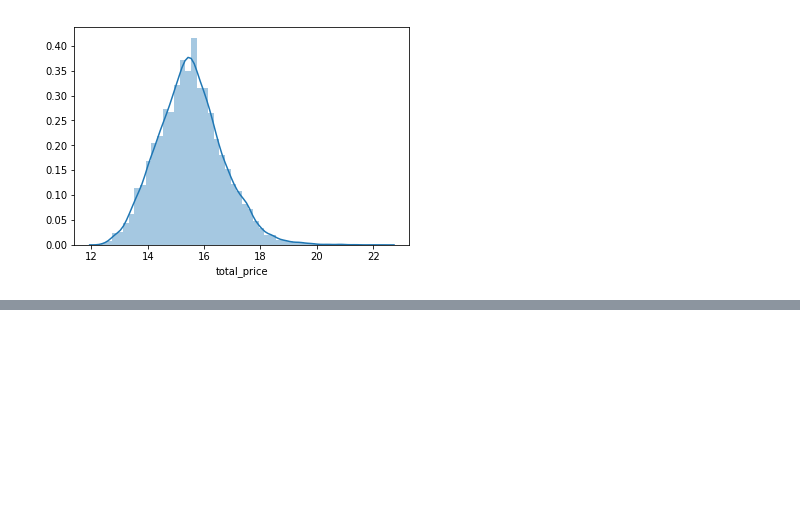
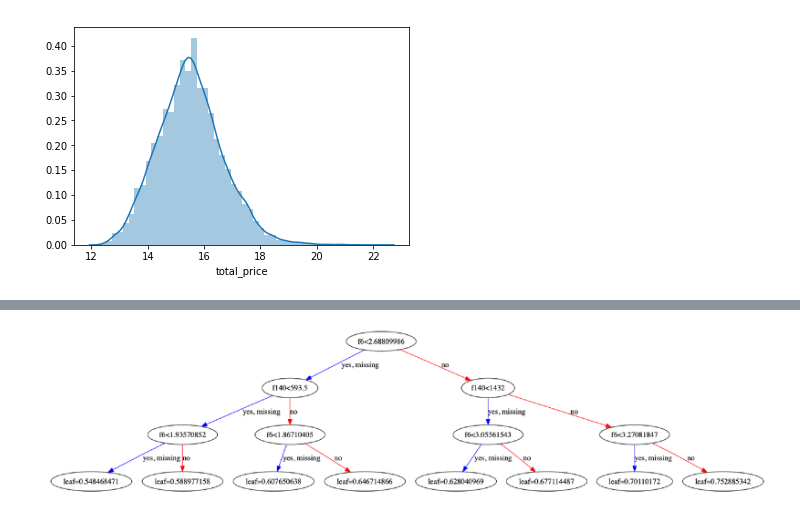
Before and after one commit to simon0987/Tbrain_contest, a Jupyter notebook: house_price.ipynb, the cells around one changed output, grey strips where cells are left out. Drawn from its saved outputs; the diff is of its cells as text; code cells hidden in the pictures; blank space fills up the shorter version.

```diff
--- a/house_price.ipynb
+++ b/house_price.ipynb
@@ -175,3 +231,12 @@ GB_model = GBest.fit(train_features, train_labels)
+# %%
+from xgboost import plot_tree
+
+fig, ax = plt.subplots(figsize=(40, 40))
+xgb.plot_tree(model_xgb_model, num_trees=4, ax=ax)
+# plt.savefig("xgb_tree.jpg")
+plt.show()
+# %% [output]
+[figure, added]
 # %%
 ## Getting our SalePrice estimation
 # Final_labels = (np.exp(GB_model.predict(test_features)) + np.exp(ENST_model.predict(test_features_st))) / 2
```
Also changed, not shown: parts of 18 cells of this notebook, 12 other files.
